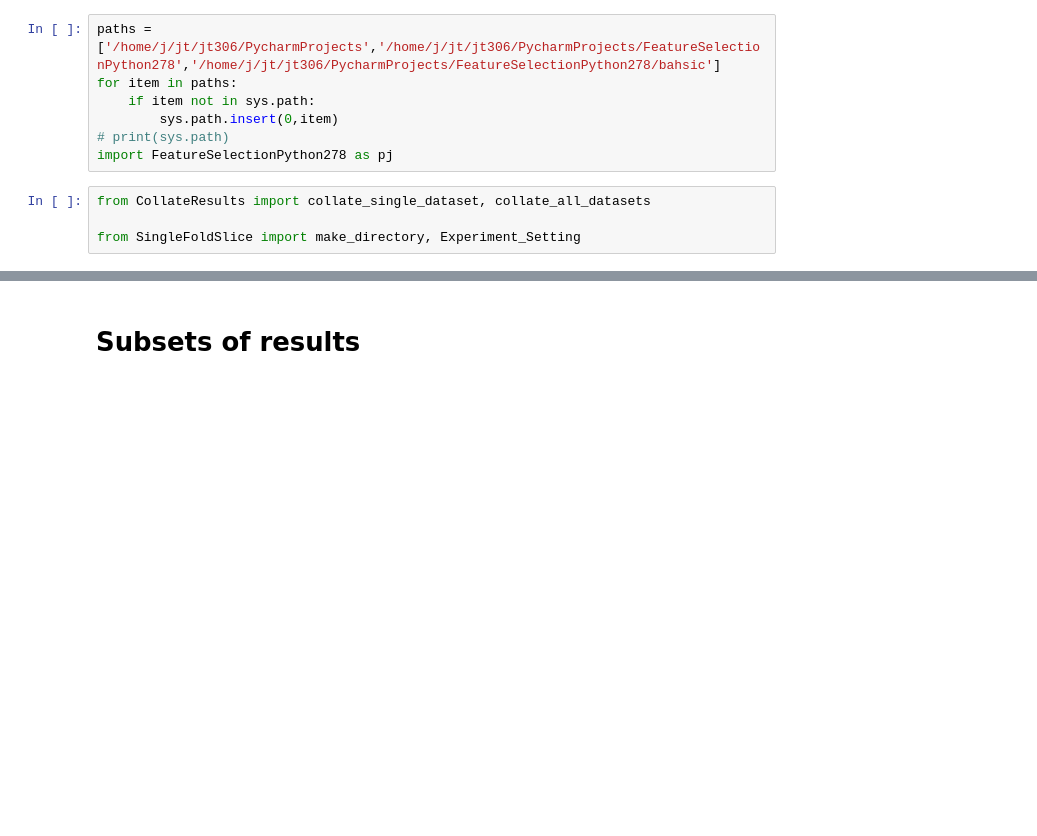
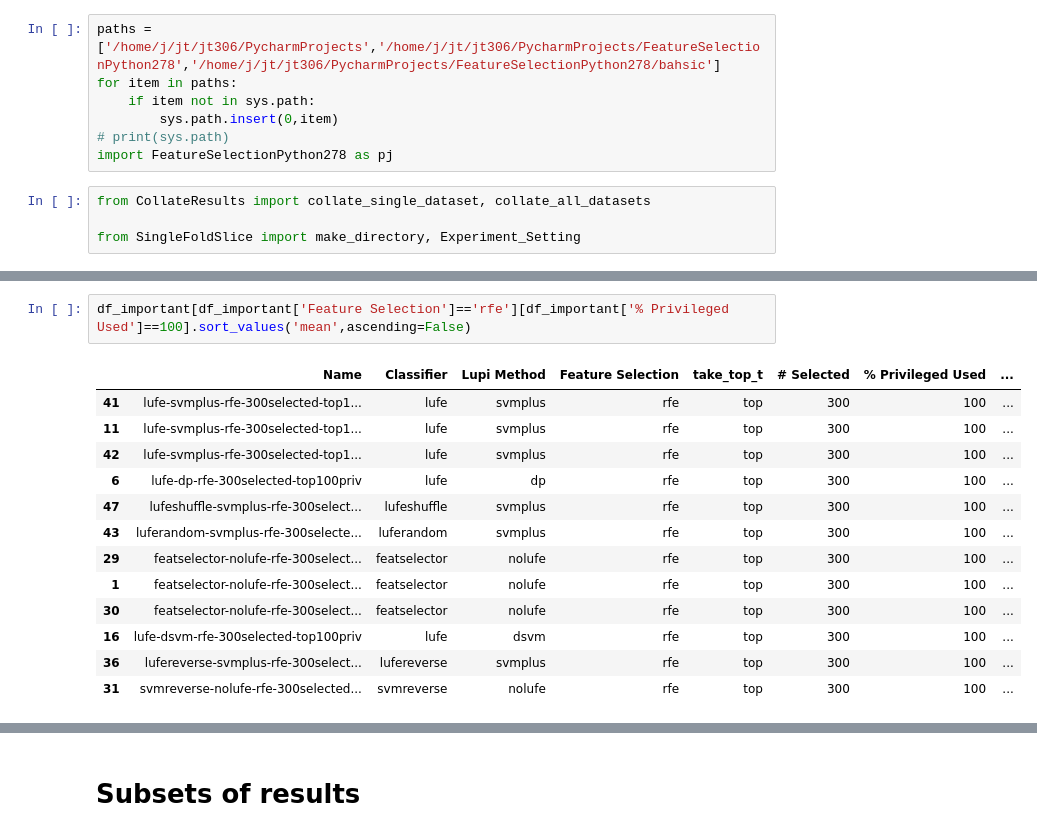
Before and after one commit to jt86/Notebooks, a Jupyter notebook: CollateResultsNotebook.ipynb, the cells around one changed output, grey strips where cells are left out. Drawn from its saved outputs; the diff is of its cells as text; blank space fills up the shorter version.

```diff
--- a/CollateResultsNotebook.ipynb
+++ b/CollateResultsNotebook.ipynb
@@ -98,0 +147,16 @@ df[:22][['Classifier','Lupi Method','Feature Selection','% Privileged Used','mea
+# %%
+df_important[df_important['Feature Selection']=='rfe'][df_important['% Privileged Used']==100].sort_values('mean',ascending=False)
+# %% [output]
+|  | Name | Classifier | Lupi Method | Feature Selection | take_top_t | # Selected | % Privileged Used | ... |
+| 41 | lufe-svmplus-rfe-300selected-top1... | lufe | svmplus | rfe | top | 300 | 100 | ... |
+| 11 | lufe-svmplus-rfe-300selected-top1... | lufe | svmplus | rfe | top | 300 | 100 | ... |
+| 42 | lufe-svmplus-rfe-300selected-top1... | lufe | svmplus | rfe | top | 300 | 100 | ... |
+| 6 | lufe-dp-rfe-300selected-top100priv | lufe | dp | rfe | top | 300 | 100 | ... |
+| 47 | lufeshuffle-svmplus-rfe-300select... | lufeshuffle | svmplus | rfe | top | 300 | 100 | ... |
+| 43 | luferandom-svmplus-rfe-300selecte... | luferandom | svmplus | rfe | top | 300 | 100 | ... |
+| 29 | featselector-nolufe-rfe-300select... | featselector | nolufe | rfe | top | 300 | 100 | ... |
+| 1 | featselector-nolufe-rfe-300select... | featselector | nolufe | rfe | top | 300 | 100 | ... |
+| 30 | featselector-nolufe-rfe-300select... | featselector | nolufe | rfe | top | 300 | 100 | ... |
+| 16 | lufe-dsvm-rfe-300selected-top100priv | lufe | dsvm | rfe | top | 300 | 100 | ... |
+| 36 | lufereverse-svmplus-rfe-300select... | lufereverse | svmplus | rfe | top | 300 | 100 | ... |
+| 31 | svmreverse-nolufe-rfe-300selected... | svmreverse | nolufe | rfe | top | 300 | 100 | ... |
```
Also changed, not shown: parts of 23 cells of this notebook, 3 other files.
